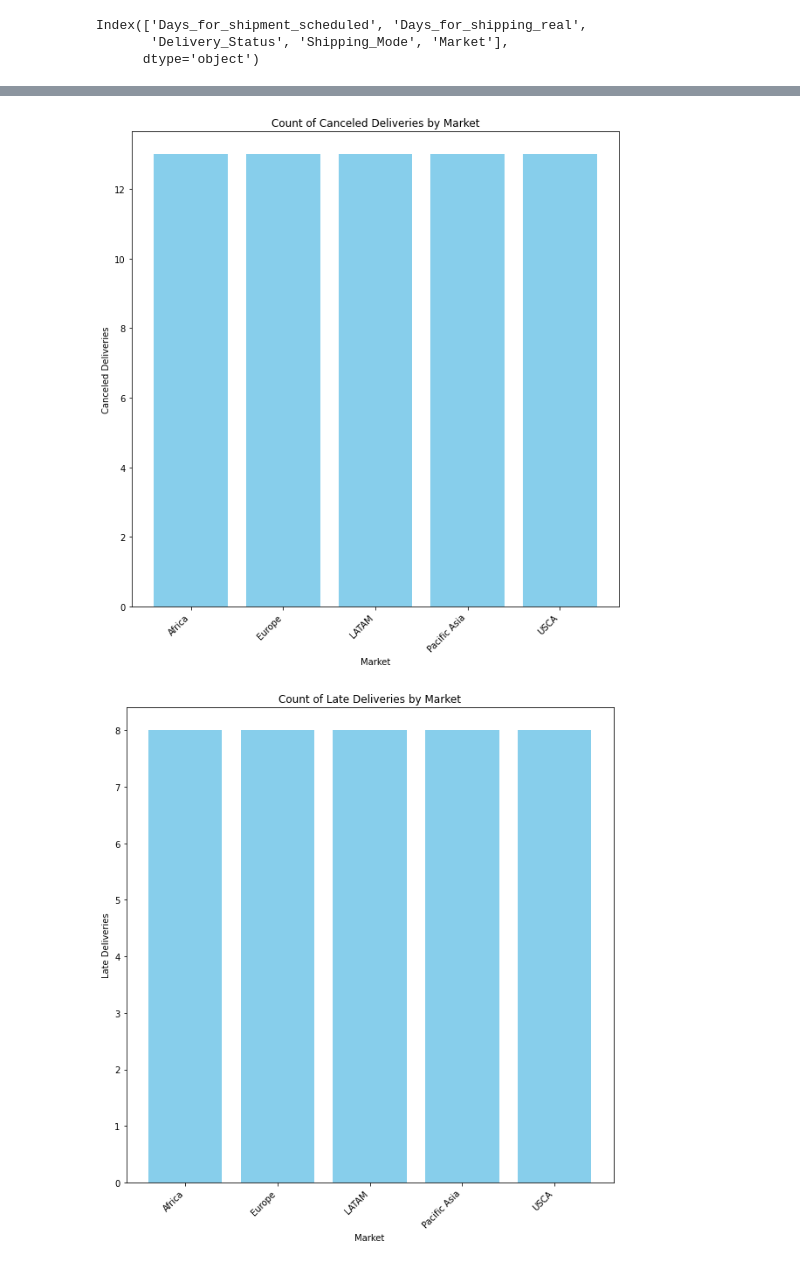
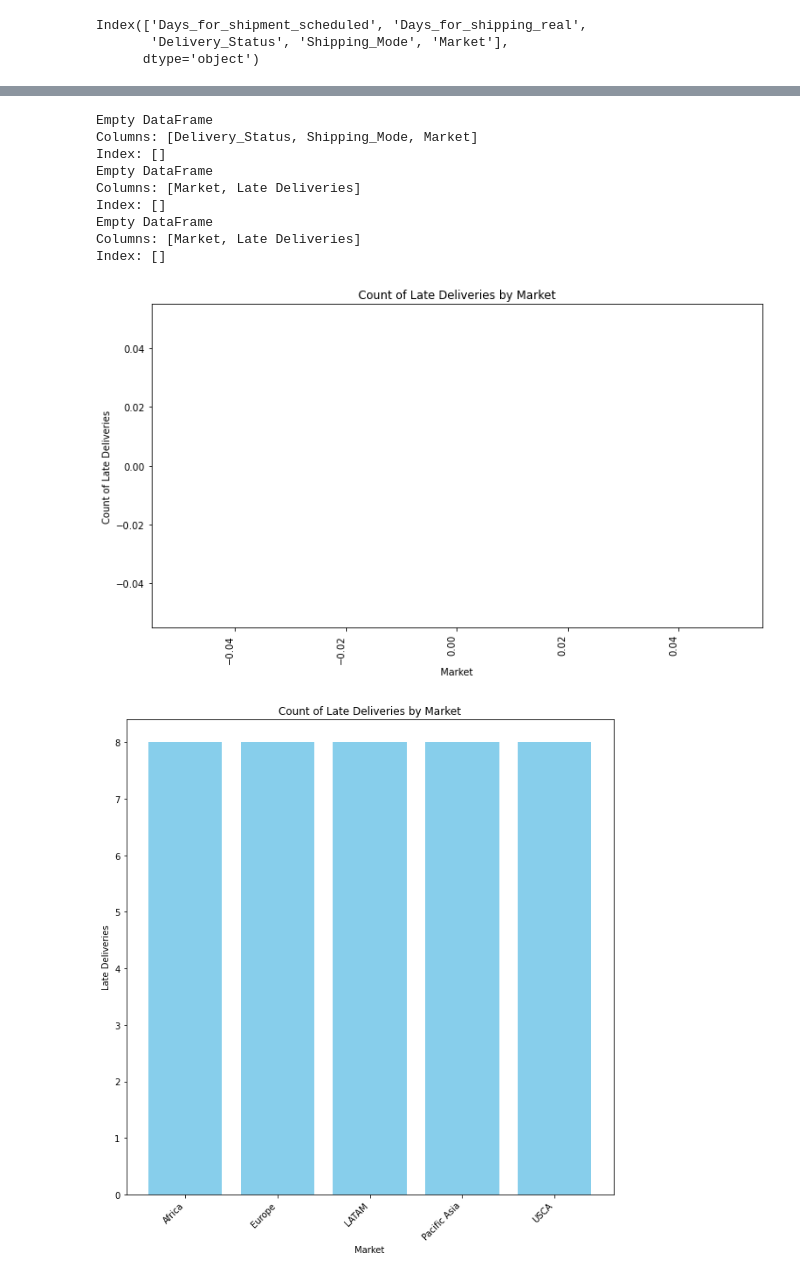
Before and after one commit to CCNY-Analytics-and-Quant/StevenCEdwinA-BAFall2023, a Jupyter notebook: Final Project.ipynb, the cells around one changed output, grey strips where cells are left out. Drawn from its saved outputs; the diff is of its cells as text; code cells hidden in the pictures.

```diff
--- a/Final Project.ipynb
+++ b/Final Project.ipynb
@@ -451,7 +451,8 @@ Index(['Days_for_shipment_scheduled', 'Days_for_shipping_real',
       dtype='object')
 # %%
 # Filtering shipping data to see which market, status, and shipping mode deliveries are
-deliveryStatus = dfShipD[['Delivery_Status', 'Shipping_Mode', 'Market']]
+df_shipping_data_all = pd.read_csv('Results_ShippingDataAll.csv')
+deliveryStatus = df_shipping_data_all[['Delivery_Status', 'Shipping_Mode', 'Market']]
 deliveryStatus
 # %% [output]
 |  | Delivery_Status | Shipping_Mode | Market |
@@ -494,32 +510,52 @@ plt.show()
 # %%
 # Visualization of the distribution of the delivery status
 #plt.figure(figsize=(10, 24))
 #plt.bar(market_delivery_status['Market'], market_delivery_status['Delivery_Status'])
 # plt.xticks(rotation=360)
 #plt.ylabel('Delivery Status')
 #plt.xlabel('Market')
 # plt.title('Delivery Status by Market')
 # plt.show()
 #~~~~~~~~~~~~~~~~~~~~~~~~~~~~~~~~~~~~~~~ Test Code Above ~~~~~~~~~~~~~~~~~~~~~~~~~~~~~~~~~~~~~~~~~~~~~~~~~~~
 
-canceled_deliveries = deliveryStatus[deliveryStatus['Delivery_Status'] == 'Shipping canceled']
+# Filter data for 'Late' deliveries
+late_deliveries = deliveryStatus[deliveryStatus['Delivery_Status'] == 'Late delivery']
 
-# Grouping by 'Market' and counting on-time deliveries
-canceled_counts = canceled_deliveries.groupby('Market').size().reset_index(name = 'Canceled Deliveries')
+# Print to check the content of late_deliveries DataFrame
+print(late_deliveries)
 
-# Sorting markets by the count of on-time deliveries in descending order
-canceled_counts = canceled_counts.sort_values(by = 'Canceled Deliveries', ascending=False)
+# Group by 'Market' and count late deliveries
+late_delivery_counts = late_deliveries.groupby('Market')['Delivery_Status'].count().reset_index(name='Late Deliveries')
+
+# Print to check the content of late_delivery_counts DataFrame
+print(late_delivery_counts)
+
+# Sort markets by the count of late deliveries in descending order
+late_delivery_counts = late_delivery_counts.sort_values(by='Late Deliveries', ascending=False)
+
+# Print to check the sorted DataFrame
+print(late_delivery_counts)
 
 # Plotting the bar graph
-plt.figure(figsize=(10, 10))
-plt.bar(canceled_counts['Market'], canceled_counts['Canceled Deliveries'], color='skyblue')
+plt.figure(figsize=(10, 6))
+plt.bar(late_delivery_counts['Market'], late_delivery_counts['Late Deliveries'], color='skyblue')
 plt.xlabel('Market')
-plt.ylabel('Canceled Deliveries')
-plt.title('Count of Canceled Deliveries by Market')
-plt.xticks(rotation=45, ha='right')  # Rotate x-axis labels for better readability
+plt.ylabel('Count of Late Deliveries')
+plt.title('Count of Late Deliveries by Market')
+plt.xticks(rotation=90, ha='right')  # Rotate x-axis labels for better readability
+plt.tight_layout()
 plt.show()
 # %% [output]
+Empty DataFrame
+Columns: [Delivery_Status, Shipping_Mode, Market]
+Index: []
+Empty DataFrame
+Columns: [Market, Late Deliveries]
+Index: []
+Empty DataFrame
+Columns: [Market, Late Deliveries]
+Index: []
-[figure, old version]
+[figure, new version]
 # %%
 late_deliveries = deliveryStatus[deliveryStatus['Delivery_Status'] == 'Late delivery']
 
```
Also changed, not shown: parts of 2 cells of this notebook.
